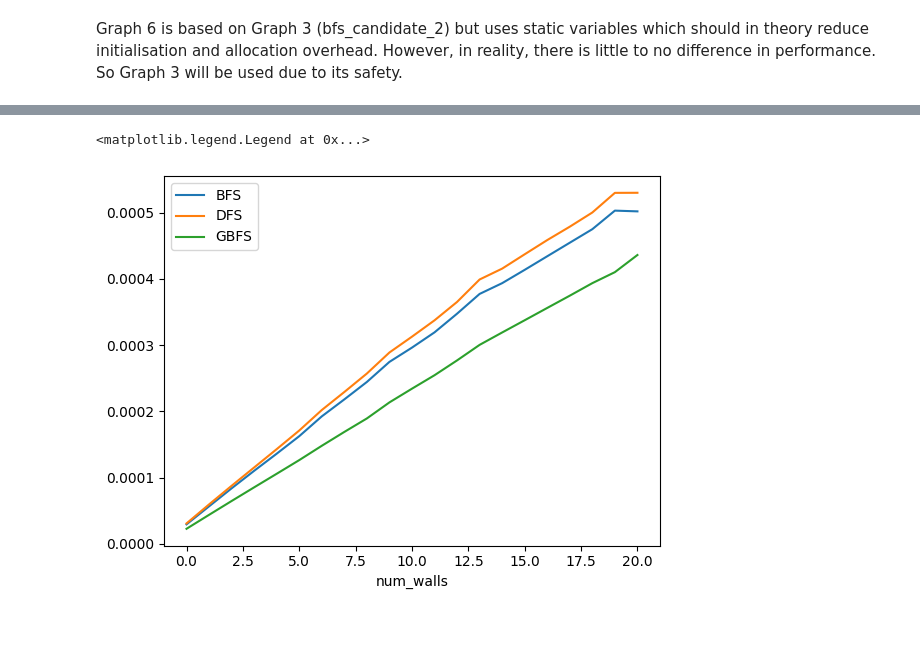
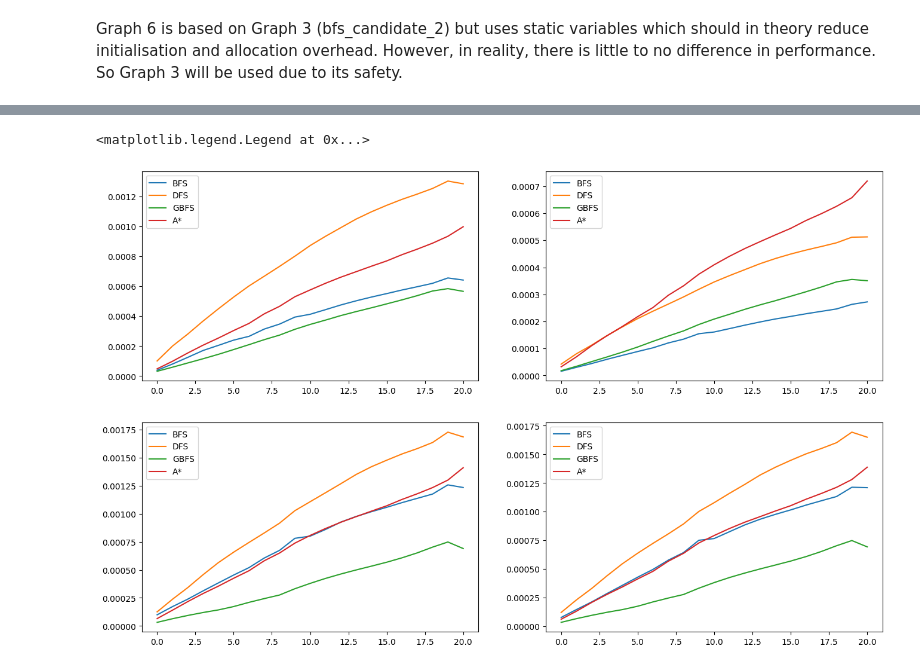
Before and after one commit to EugeniusK/Quoridor-AI, a Jupyter notebook: refactored_src/Rs_Quoridor/data_vis.ipynb, the cells around one changed output, grey strips where cells are left out. Drawn from its saved outputs; the diff is of its cells as text; code cells hidden in the pictures; blank space fills up the shorter version.

```diff
--- a/refactored_src/Rs_Quoridor/data_vis.ipynb
+++ b/refactored_src/Rs_Quoridor/data_vis.ipynb
@@ -70,11 +30,36 @@ plt.legend(['BFS1', 'BFS2', 'DFS1', 'DFS2', 'GBFS1', 'GBFS2'])
-# %%
-plt.figure()
-
-df7.query('type_board==1').groupby('num_walls')['time_taken'].mean().plot()
-df8.query('type_board==1').groupby('num_walls')['time_taken'].mean().plot()
-df9.query('type_board==1').groupby('num_walls')['time_taken'].mean().plot()
-
-plt.legend(['BFS', 'DFS', 'GBFS'])
-# %% [output]
-<matplotlib.legend.Legend at 0x...>
-[figure, removed]
+# %%
+# plt.figure()
+
+# df1.query('type_board==1').groupby('num_walls')['time_taken'].mean().plot()
+# df2.query('type_board==1').groupby('num_walls')['time_taken'].mean().plot()
+# df3.query('type_board==1').groupby('num_walls')['time_taken'].mean().plot()
+# df4.query('type_board==1').groupby('num_walls')['time_taken'].mean().plot()
+
+# plt.legend(['BFS', 'DFS', 'GBFS', 'A*'])
+
+fig, ((ax1,ax2), (ax3,ax4)) = plt.subplots(2,2)
+fig.set_figheight(10)
+fig.set_figwidth(16)
+ax1.plot(df1.query('type_board==1').head(1000).groupby('num_walls')['time_taken'].mean())
+ax1.plot(df2.query('type_board==1').head(1000).groupby('num_walls')['time_taken'].mean())
+ax1.plot(df3.query('type_board==1').head(1000).groupby('num_walls')['time_taken'].mean())
+ax1.plot(df4.query('type_board==1').head(1000).groupby('num_walls')['time_taken'].mean())
+ax1.legend(['BFS', 'DFS', 'GBFS', 'A*'])
+ax2.plot(df1.query('type_board==2').head(1000).groupby('num_walls')['time_taken'].mean())
+ax2.plot(df2.query('type_board==2').head(1000).groupby('num_walls')['time_taken'].mean())
+ax2.plot(df3.query('type_board==2').head(1000).groupby('num_walls')['time_taken'].mean())
+ax2.plot(df4.query('type_board==2').head(1000).groupby('num_walls')['time_taken'].mean())
+ax2.legend(['BFS', 'DFS', 'GBFS', 'A*'])
+ax3.plot(df1.query('type_board==3').head(1000).groupby('num_walls')['time_taken'].mean())
+ax3.plot(df2.query('type_board==3').head(1000).groupby('num_walls')['time_taken'].mean())
+ax3.plot(df3.query('type_board==3').head(1000).groupby('num_walls')['time_taken'].mean())
+ax3.plot(df4.query('type_board==3').head(1000).groupby('num_walls')['time_taken'].mean())
+ax3.legend(['BFS', 'DFS', 'GBFS', 'A*'])
+ax4.plot(df1.query('type_board==4').head(1000).groupby('num_walls')['time_taken'].mean())
+ax4.plot(df2.query('type_board==4').head(1000).groupby('num_walls')['time_taken'].mean())
+ax4.plot(df3.query('type_board==4').head(1000).groupby('num_walls')['time_taken'].mean())
+ax4.plot(df4.query('type_board==4').head(1000).groupby('num_walls')['time_taken'].mean())
+ax4.legend(['BFS', 'DFS', 'GBFS', 'A*'])
+# %% [output]
+<matplotlib.legend.Legend at 0x...>
+[figure, added]
```
Also changed, not shown: parts of 6 cells of this notebook.
